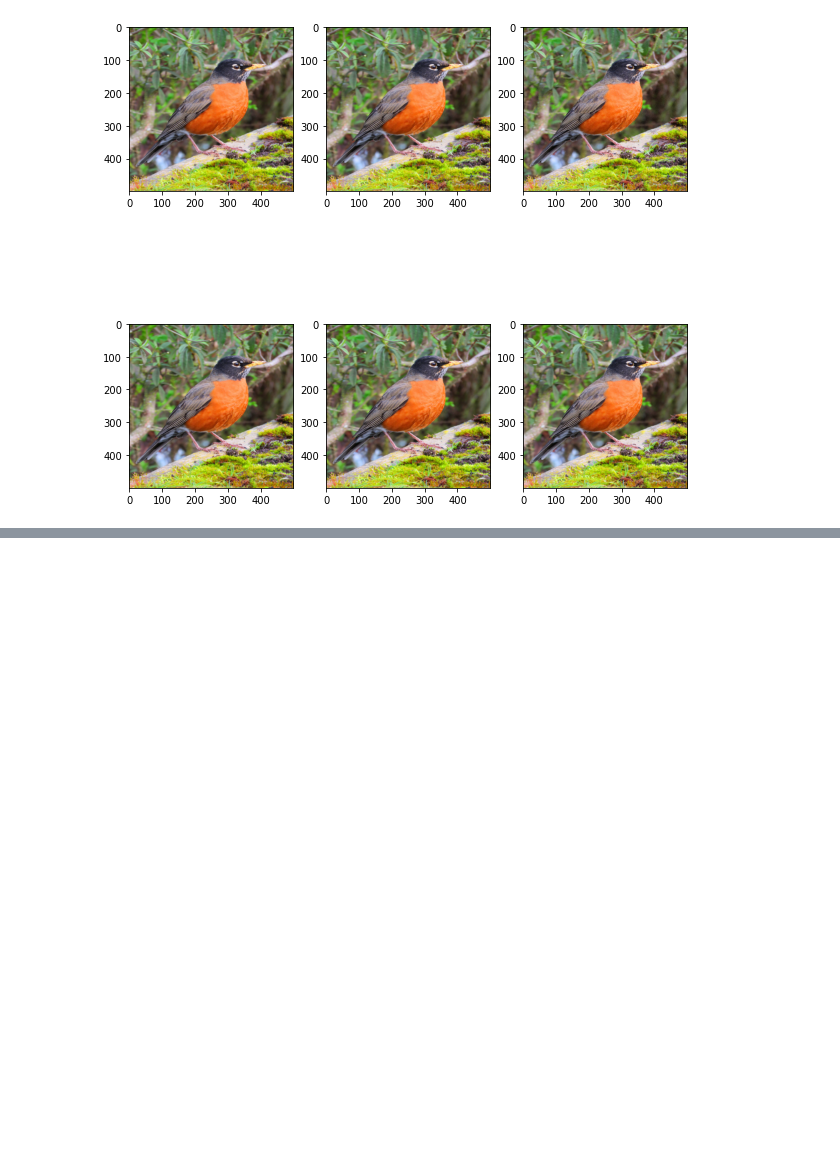
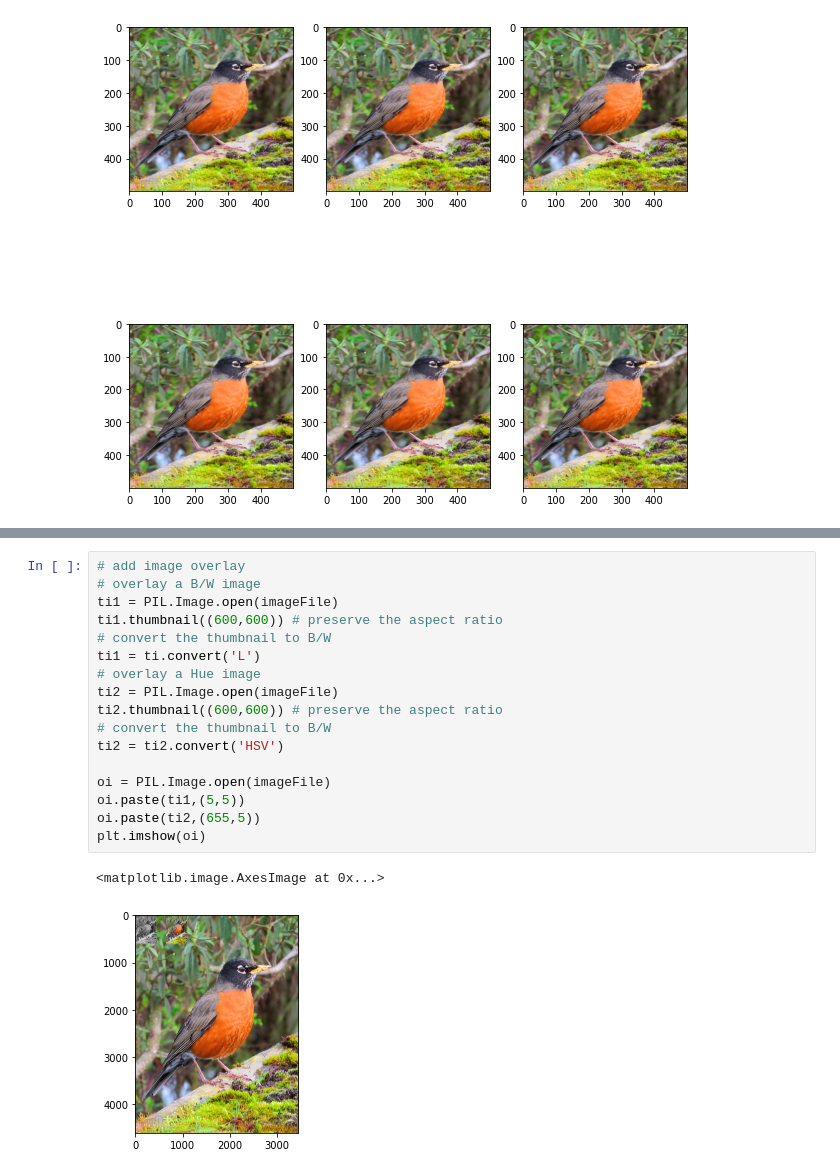
Before and after one commit to sowmR/PILSample, a Jupyter notebook: PILSample.ipynb, the cells around one changed output, grey strips where cells are left out. Cells and saved outputs as stored; diff of their text form; blank space fills up the shorter version.

```diff
--- a/PILSample.ipynb
+++ b/PILSample.ipynb
@@ -155,3 +155,23 @@ plt.imshow(wi)
 # %% [output]
 <matplotlib.image.AxesImage at 0x...>
 [figure]
+# %%
+# add image overlay
+# overlay a B/W image
+ti1 = PIL.Image.open(imageFile)
+ti1.thumbnail((600,600)) # preserve the aspect ratio
+# convert the thumbnail to B/W
+ti1 = ti.convert('L')
+# overlay a Hue image
+ti2 = PIL.Image.open(imageFile)
+ti2.thumbnail((600,600)) # preserve the aspect ratio
+# convert the thumbnail to B/W
+ti2 = ti2.convert('HSV')
+
+oi = PIL.Image.open(imageFile)
+oi.paste(ti1,(5,5))
+oi.paste(ti2,(655,5))
+plt.imshow(oi)
+# %% [output]
+<matplotlib.image.AxesImage at 0x...>
+[figure, added]
```
Also changed, not shown: parts of 6 cells of this notebook.
